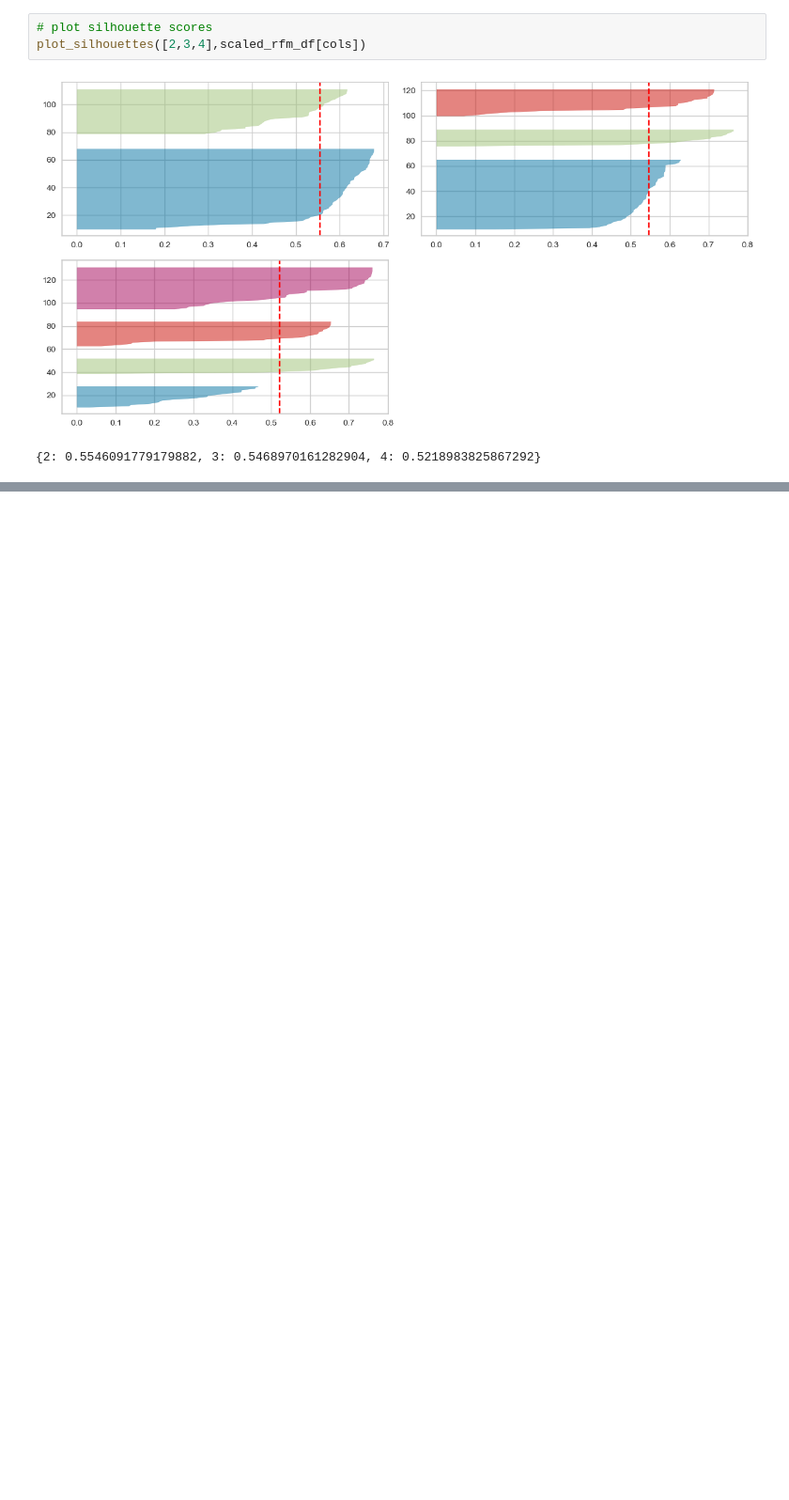
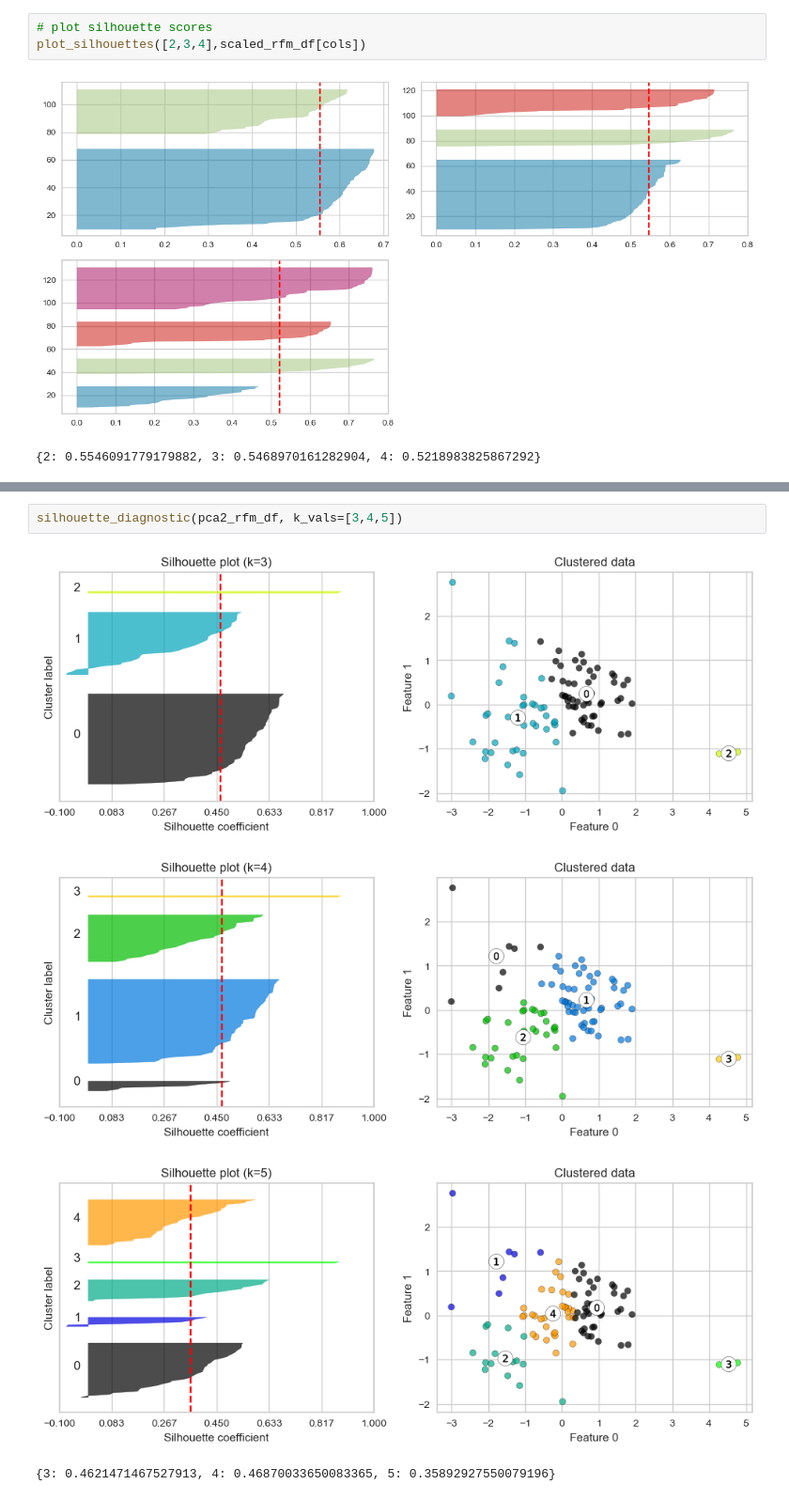
Before and after one commit to brianna-mitri/vehicle-sales-analysis, a Jupyter notebook: analysis/rfm.ipynb, the cells around one changed output, grey strips where cells are left out. Shown at 94% size. Saved outputs shown, nothing was run; the diff lists cells and outputs as text; blank space fills up the shorter version.

```diff
--- a/analysis/rfm.ipynb
+++ b/analysis/rfm.ipynb
@@ -817,0 +877,7 @@ Best k value = 2 (ch_score score = 121.021)
+# %%
+silhouette_diagnostic(pca2_rfm_df, k_vals=[3,4,5])
+# %% [output]
+[figure, added]
+[figure, added]
+[figure, added]
+{3: 0.4621471467527913, 4: 0.46870033650083365, 5: 0.35892927550079196}
```
Also changed, not shown: parts of 12 cells of this notebook.
